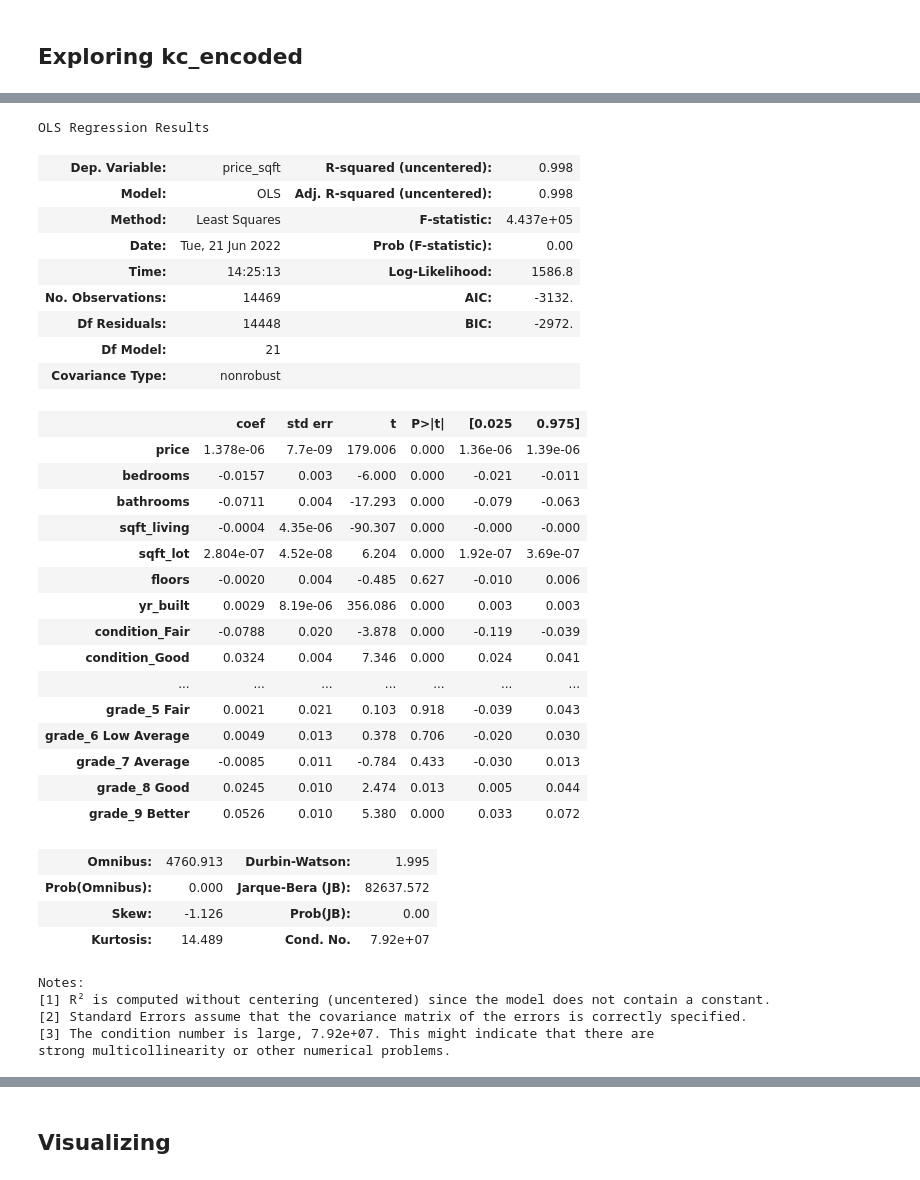
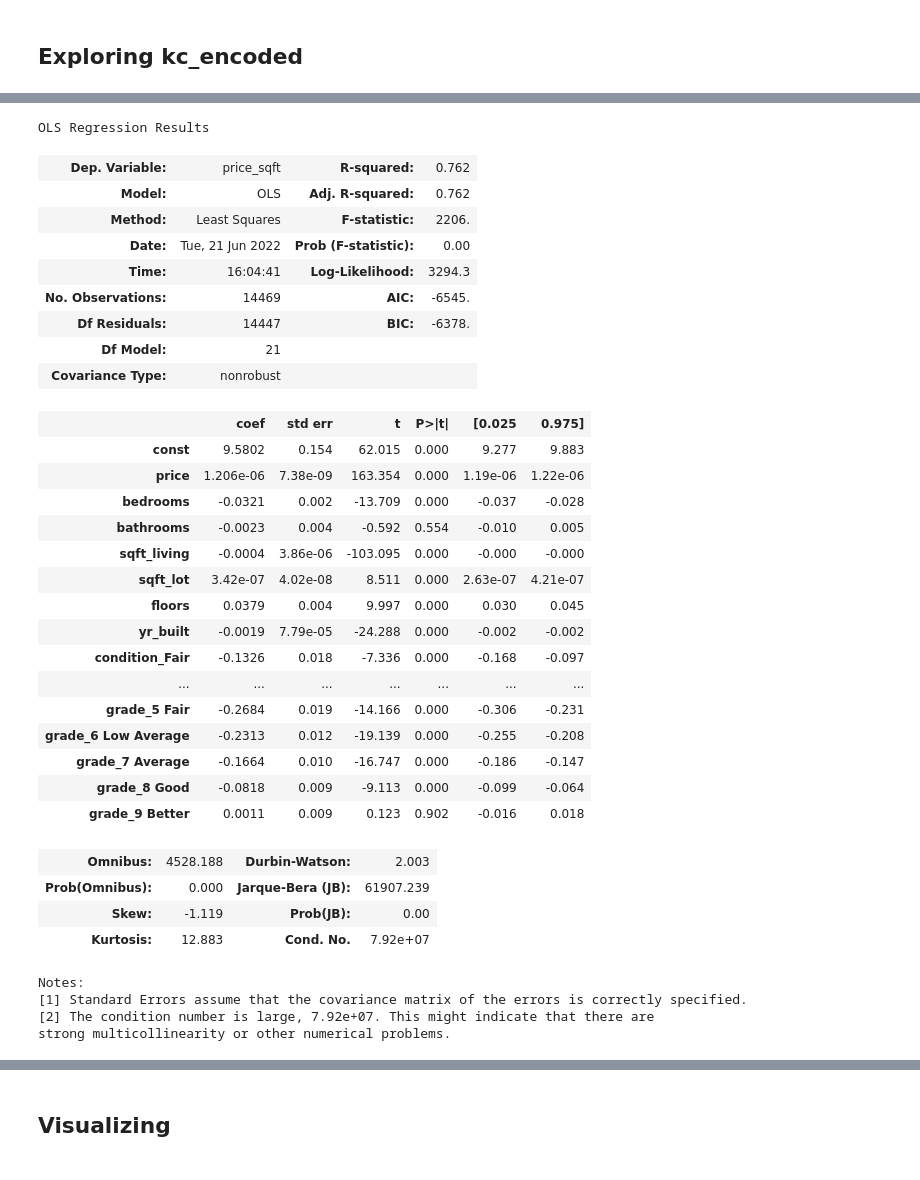
Before and after one commit to ThomasHChapman/P2-SeattleHousing, a Jupyter notebook: working_notebooks/tom_working.ipynb, the cells around one changed output, grey strips where cells are left out. Cells and saved outputs as stored; diff of their text form; code cells hidden in the pictures.

```diff
--- a/working_notebooks/tom_working.ipynb
+++ b/working_notebooks/tom_working.ipynb
@@ -191,0 +233,3 @@ train_df.shape
+# %%
+# add constant term/y-intercept to train data
+X_preds = sm.add_constant(X_train)
@@ -212,3 +300,0 @@ Name: price_sqft, dtype: float64
-# %%
-# add constant term/y-intercept
-predictors = sm.add_constant(train_df)
@@ -214,0 +332,10 @@ predictors = sm.add_constant(train_df)
+# %%
+# Can't look at errors/residuals before modeling!
+from sklearn.linear_model import LinearRegression
+
+lr = LinearRegression()
+
+lr.fit(X_train, y_train)
+
+train_preds = lr.predict(X_train)
+test_preds = lr.predict(X_test)
@@ -265,43 +458,42 @@ y_scld.hist();
 # %%
-# Model with log-scaled y. R-squared improved ~3 points
+# Model with log-scaled y. R-squared degraded~3 points
 
-X = train_df.drop(columns=['price_sqft'])
-y = np.log(train_df['price_sqft'])
+X = X_preds
+y = np.log(y_train)
 model2 = sm.OLS(endog=y, exog=X).fit()
 model2.summary()
 # %% [output]
 OLS Regression Results
-| Dep. Variable: | price_sqft | R-squared (uncentered): | 0.998 |
-| Model: | OLS | Adj. R-squared (uncentered): | 0.998 |
-| Method: | Least Squares | F-statistic: | 4.437e+05 |
+| Dep. Variable: | price_sqft | R-squared: | 0.762 |
+| Model: | OLS | Adj. R-squared: | 0.762 |
+| Method: | Least Squares | F-statistic: | 2206. |
 | Date: | Tue, 21 Jun 2022 | Prob (F-statistic): | 0.00 |
-| Time: | 14:25:13 | Log-Likelihood: | 1586.8 |
-| No. Observations: | 14469 | AIC: | -3132. |
-| Df Residuals: | 14448 | BIC: | -2972. |
+| Time: | 16:04:41 | Log-Likelihood: | 3294.3 |
+| No. Observations: | 14469 | AIC: | -6545. |
+| Df Residuals: | 14447 | BIC: | -6378. |
 | Df Model: | 21 |  |  |
 | Covariance Type: | nonrobust |  |  |
 |  | coef | std err | t | P>|t| | [0.025 | 0.975] |
-| price | 1.378e-06 | 7.7e-09 | 179.006 | 0.000 | 1.36e-06 | 1.39e-06 |
-| bedrooms | -0.0157 | 0.003 | -6.000 | 0.000 | -0.021 | -0.011 |
-| bathrooms | -0.0711 | 0.004 | -17.293 | 0.000 | -0.079 | -0.063 |
-| sqft_living | -0.0004 | 4.35e-06 | -90.307 | 0.000 | -0.000 | -0.000 |
-| sqft_lot | 2.804e-07 | 4.52e-08 | 6.204 | 0.000 | 1.92e-07 | 3.69e-07 |
-| floors | -0.0020 | 0.004 | -0.485 | 0.627 | -0.010 | 0.006 |
-| yr_built | 0.0029 | 8.19e-06 | 356.086 | 0.000 | 0.003 | 0.003 |
-| condition_Fair | -0.0788 | 0.020 | -3.878 | 0.000 | -0.119 | -0.039 |
-| condition_Good | 0.0324 | 0.004 | 7.346 | 0.000 | 0.024 | 0.041 |
+| const | 9.5802 | 0.154 | 62.015 | 0.000 | 9.277 | 9.883 |
+| price | 1.206e-06 | 7.38e-09 | 163.354 | 0.000 | 1.19e-06 | 1.22e-06 |
+| bedrooms | -0.0321 | 0.002 | -13.709 | 0.000 | -0.037 | -0.028 |
+| bathrooms | -0.0023 | 0.004 | -0.592 | 0.554 | -0.010 | 0.005 |
+| sqft_living | -0.0004 | 3.86e-06 | -103.095 | 0.000 | -0.000 | -0.000 |
+| sqft_lot | 3.42e-07 | 4.02e-08 | 8.511 | 0.000 | 2.63e-07 | 4.21e-07 |
+| floors | 0.0379 | 0.004 | 9.997 | 0.000 | 0.030 | 0.045 |
+| yr_built | -0.0019 | 7.79e-05 | -24.288 | 0.000 | -0.002 | -0.002 |
+| condition_Fair | -0.1326 | 0.018 | -7.336 | 0.000 | -0.168 | -0.097 |
 | ... | ... | ... | ... | ... | ... | ... |
-| grade_5 Fair | 0.0021 | 0.021 | 0.103 | 0.918 | -0.039 | 0.043 |
-| grade_6 Low Average | 0.0049 | 0.013 | 0.378 | 0.706 | -0.020 | 0.030 |
-| grade_7 Average | -0.0085 | 0.011 | -0.784 | 0.433 | -0.030 | 0.013 |
-| grade_8 Good | 0.0245 | 0.010 | 2.474 | 0.013 | 0.005 | 0.044 |
-| grade_9 Better | 0.0526 | 0.010 | 5.380 | 0.000 | 0.033 | 0.072 |
+| grade_5 Fair | -0.2684 | 0.019 | -14.166 | 0.000 | -0.306 | -0.231 |
+| grade_6 Low Average | -0.2313 | 0.012 | -19.139 | 0.000 | -0.255 | -0.208 |
+| grade_7 Average | -0.1664 | 0.010 | -16.747 | 0.000 | -0.186 | -0.147 |
+| grade_8 Good | -0.0818 | 0.009 | -9.113 | 0.000 | -0.099 | -0.064 |
+| grade_9 Better | 0.0011 | 0.009 | 0.123 | 0.902 | -0.016 | 0.018 |
-| Omnibus: | 4760.913 | Durbin-Watson: | 1.995 |
-| Prob(Omnibus): | 0.000 | Jarque-Bera (JB): | 82637.572 |
-| Skew: | -1.126 | Prob(JB): | 0.00 |
-| Kurtosis: | 14.489 | Cond. No. | 7.92e+07 |
+| Omnibus: | 4528.188 | Durbin-Watson: | 2.003 |
+| Prob(Omnibus): | 0.000 | Jarque-Bera (JB): | 61907.239 |
+| Skew: | -1.119 | Prob(JB): | 0.00 |
+| Kurtosis: | 12.883 | Cond. No. | 7.92e+07 |
 Notes:
-[1] R² is computed without centering (uncentered) since the model does not contain a constant.
-[2] Standard Errors assume that the covariance matrix of the errors is correctly specified.
-[3] The condition number is large, 7.92e+07. This might indicate that there are
+[1] Standard Errors assume that the covariance matrix of the errors is correctly specified.
+[2] The condition number is large, 7.92e+07. This might indicate that there are
 strong multicollinearity or other numerical problems.
```
Also changed, not shown: parts of 33 cells of this notebook.
